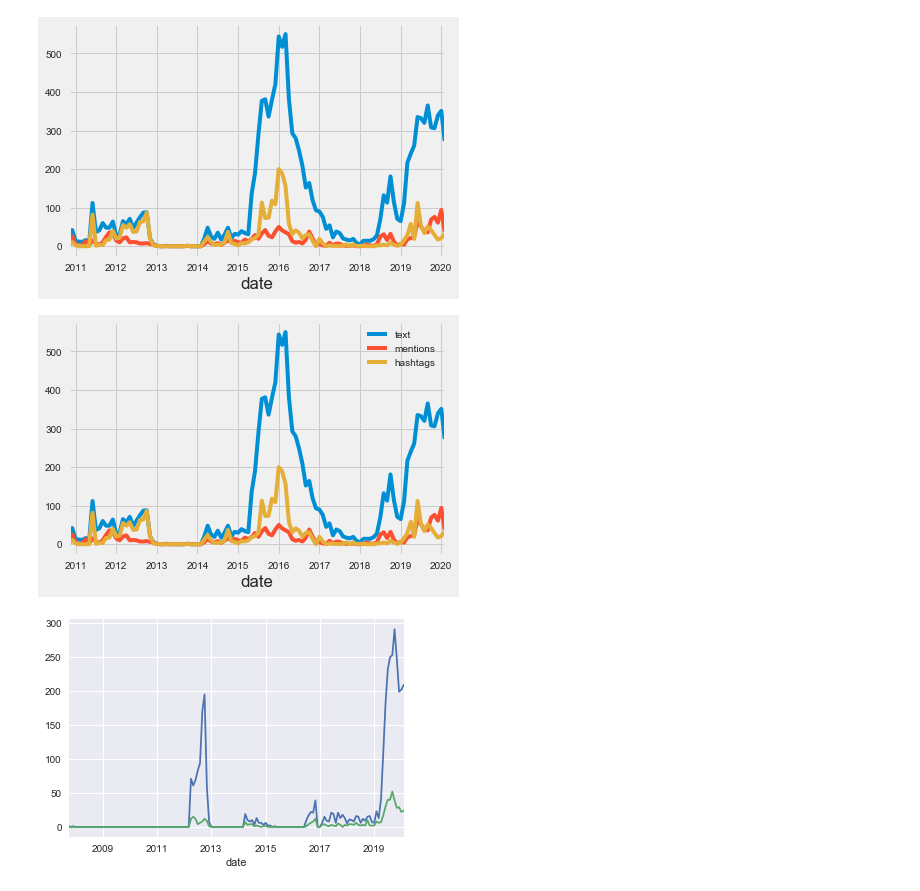
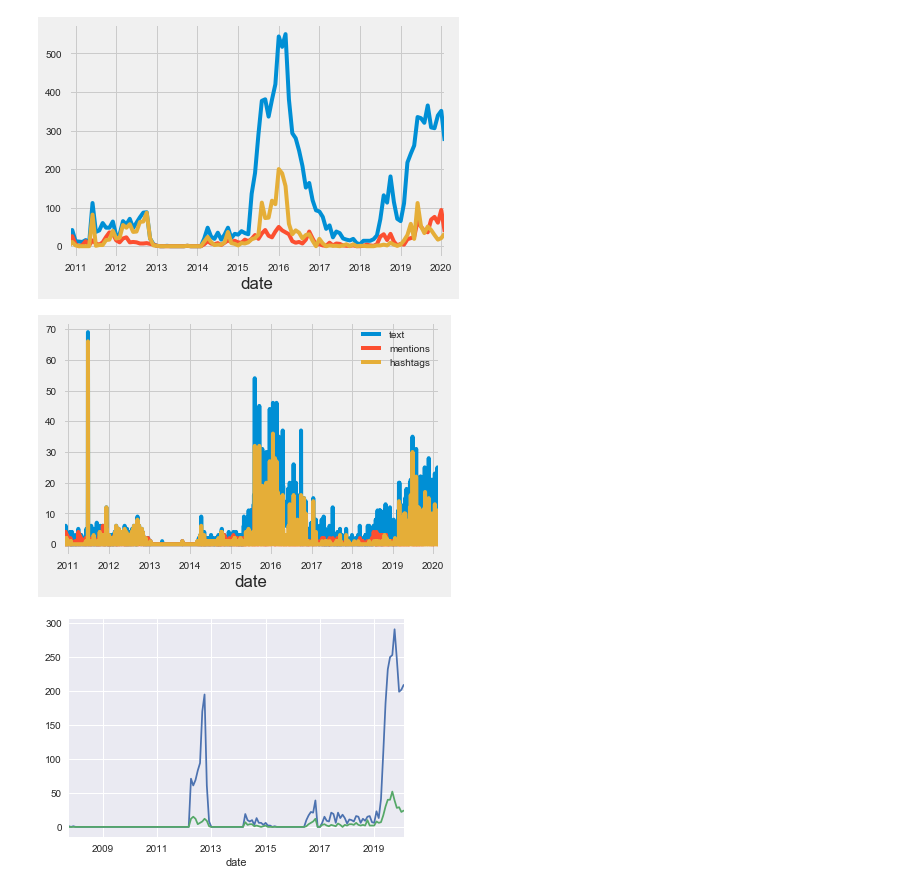
Before and after one commit to nomadtomas/sentweetment_analysizer, a Jupyter notebook: dnc_race.ipynb, the cells around one changed output. Cells and saved outputs as stored; diff of their text form; code cells hidden in the pictures.

```diff
--- a/dnc_race.ipynb
+++ b/dnc_race.ipynb
@@ -238,9 +238,9 @@ def tweet_mention_hash_plot(df, rate='M'):
     bern_df.resample(rate)[['text', 'mentions', 'hashtags']].count().plot()
     return plt.show()
 # %%
-tweet_mention_hash_plot(bern_df)
+tweet_mention_hash_plot(bern_df, 'D')
 # %% [output]
-[figure, old version]
+[figure, new version]
 # %%
 bern_df.resample('M')['text'].count().plot()
 # %%
```
